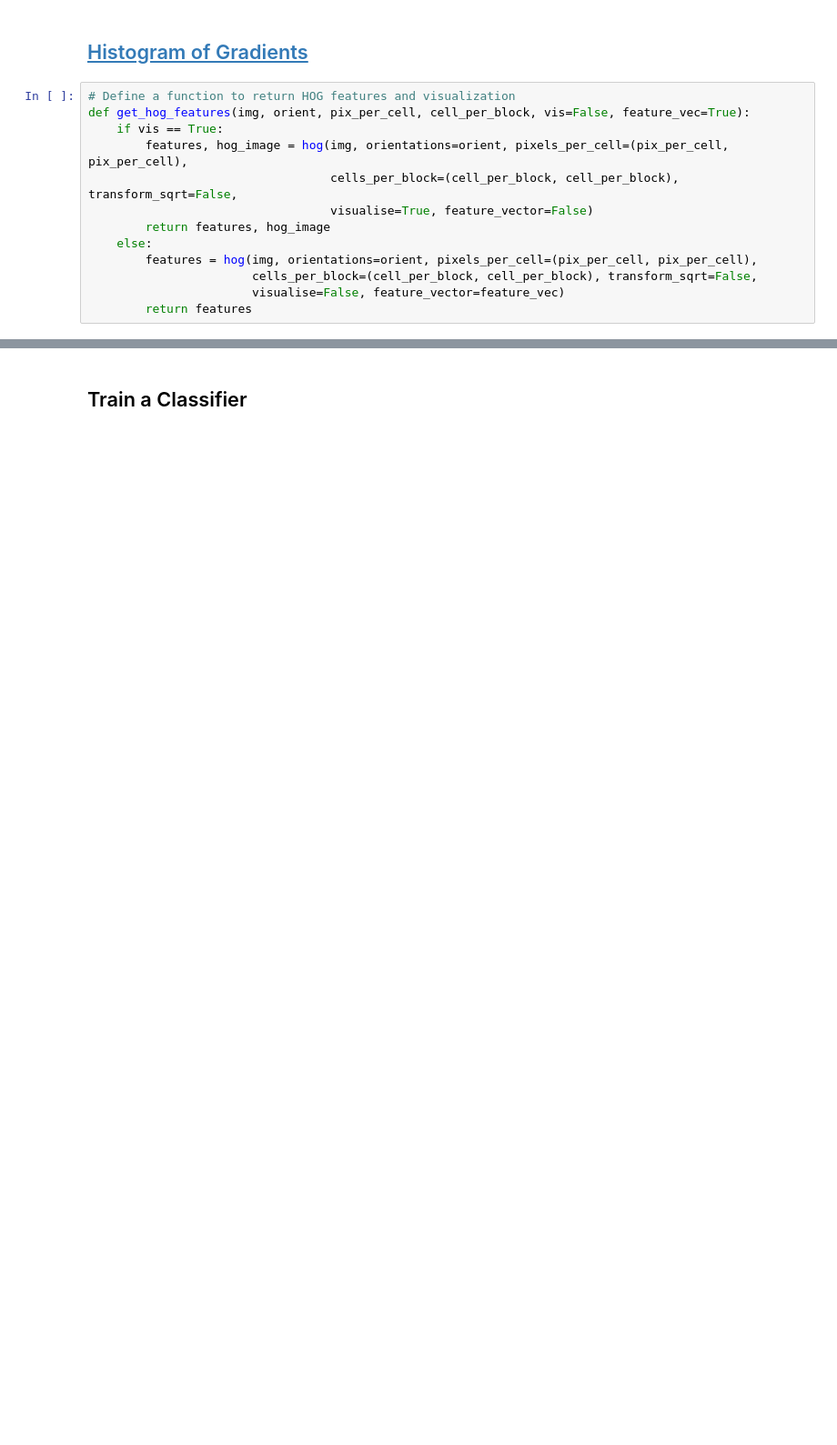
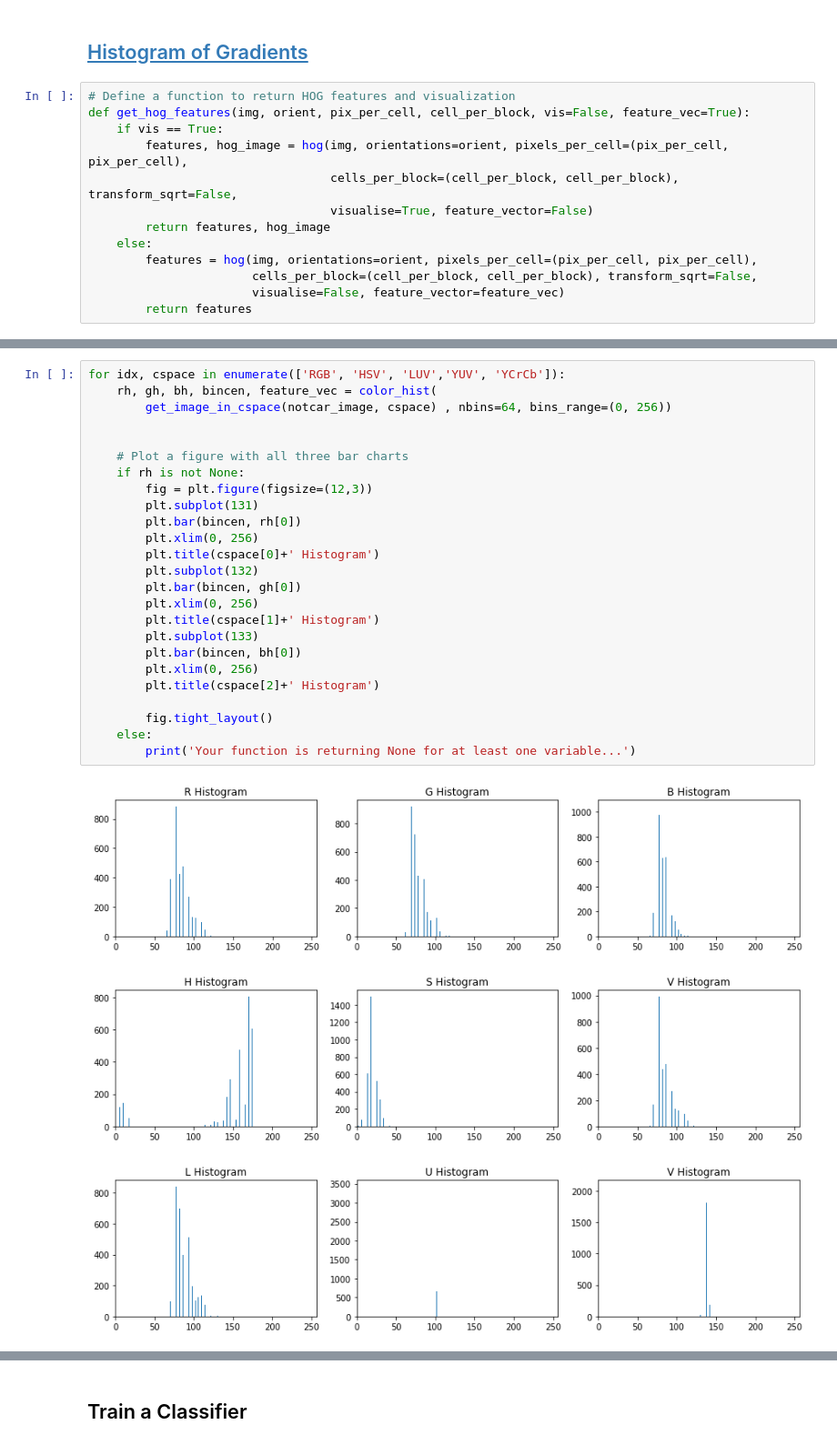
Before and after one commit to dbjnbnrj/CarND-Vehicle-Detection, a Jupyter notebook: vehicle_detection.ipynb, the cells around one changed output, grey strips where cells are left out. Shown at 91% size. Cells and saved outputs as stored; diff of their text form; blank space fills up the shorter version.

```diff
--- a/vehicle_detection.ipynb
+++ b/vehicle_detection.ipynb
@@ -141,0 +218,29 @@ plt.title('HOG Visualization')
+# %%
+for idx, cspace in enumerate(['RGB', 'HSV', 'LUV','YUV', 'YCrCb']):
+    rh, gh, bh, bincen, feature_vec = color_hist(
+        get_image_in_cspace(notcar_image, cspace) , nbins=64, bins_range=(0, 256))
+
+
+    # Plot a figure with all three bar charts
+    if rh is not None:
+        fig = plt.figure(figsize=(12,3))
+        plt.subplot(131)
+        plt.bar(bincen, rh[0])
+        plt.xlim(0, 256)
+        plt.title(cspace[0]+' Histogram')
+        plt.subplot(132)
+        plt.bar(bincen, gh[0])
+        plt.xlim(0, 256)
+        plt.title(cspace[1]+' Histogram')
+        plt.subplot(133)
+        plt.bar(bincen, bh[0])
+        plt.xlim(0, 256)
+        plt.title(cspace[2]+' Histogram')
+
+        fig.tight_layout()
+    else:
+        print('Your function is returning None for at least one variable...')
+# %% [output]
+[figure, added]
+[figure, added]
+[figure, added]
```
Also changed, not shown: parts of 43 cells of this notebook.
